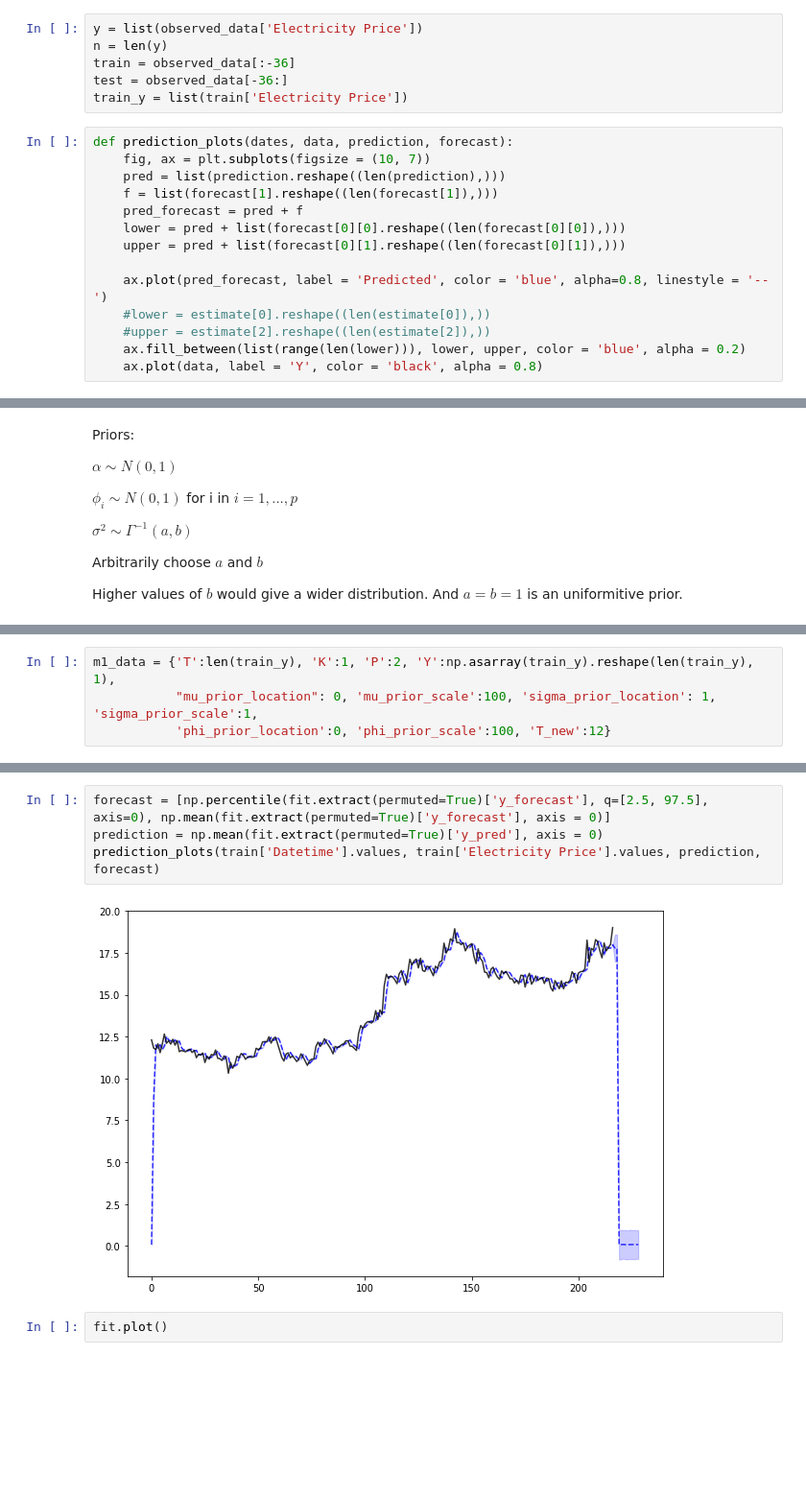
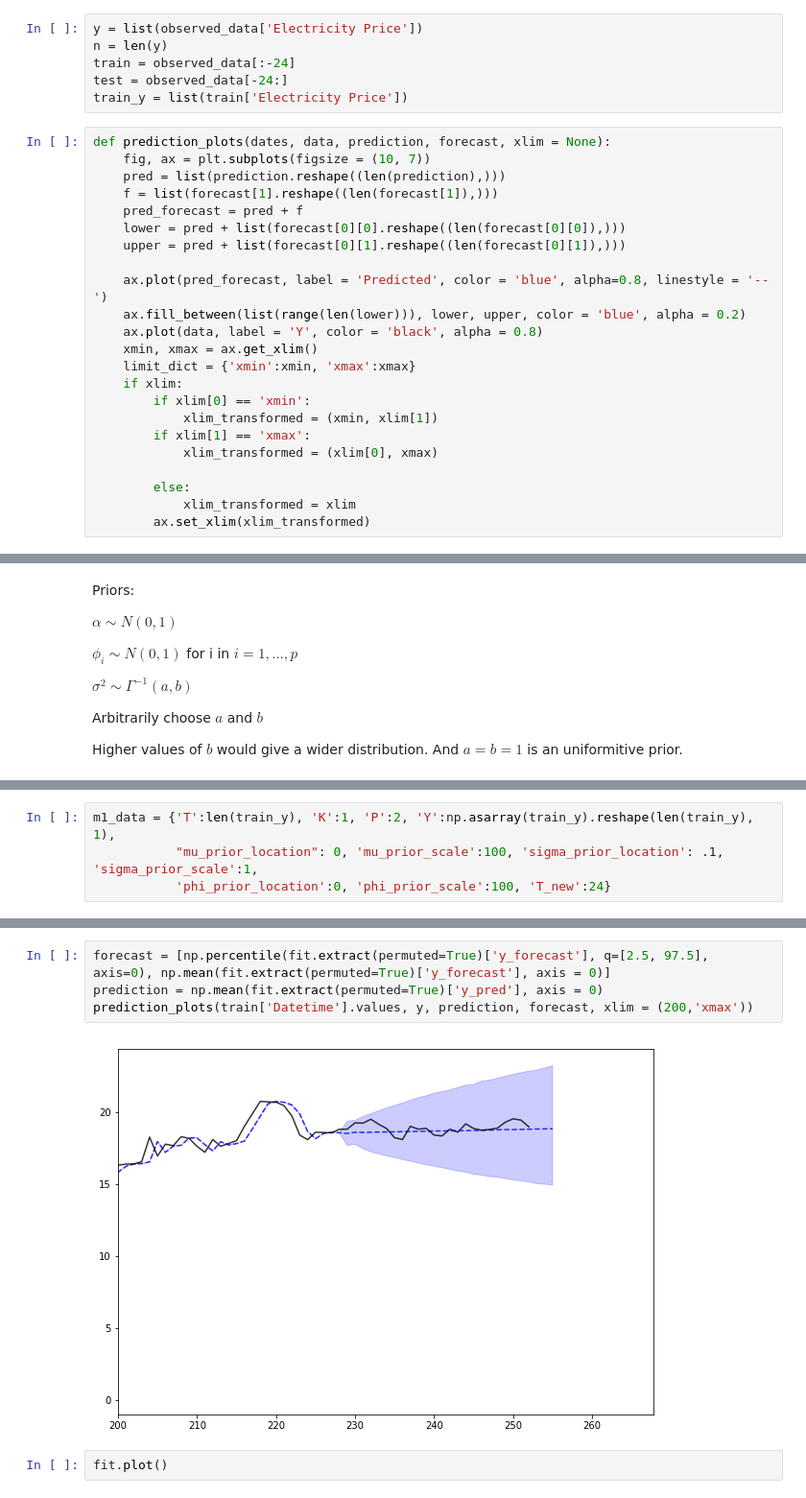
Before and after one commit to ahotaling/STAT_330_Project, a Jupyter notebook: Notebooks/Bayesian_Model_Exploration.ipynb, the cells around one changed output, grey strips where cells are left out. Shown at 96% size. Saved outputs shown, nothing was run; the diff lists cells and outputs as text; blank space fills up the shorter version.

Commit message:
Fixed forecasting for AR model

```diff
--- a/Notebooks/Bayesian_Model_Exploration.ipynb
+++ b/Notebooks/Bayesian_Model_Exploration.ipynb
@@ -126,11 +126,11 @@ Use 2015 - 2017 as the test
 # %%
 y = list(observed_data['Electricity Price'])
 n = len(y)
-train = observed_data[:-36]
-test = observed_data[-36:]
+train = observed_data[:-24]
+test = observed_data[-24:]
 train_y = list(train['Electricity Price'])
 # %%
-def prediction_plots(dates, data, prediction, forecast):
+def prediction_plots(dates, data, prediction, forecast, xlim = None):
     fig, ax = plt.subplots(figsize = (10, 7))
     pred = list(prediction.reshape((len(prediction),)))
     f = list(forecast[1].reshape((len(forecast[1]),)))
@@ -139,10 +139,19 @@ def prediction_plots(dates, data, prediction, forecast):
     upper = pred + list(forecast[0][1].reshape((len(forecast[0][1]),)))
 
     ax.plot(pred_forecast, label = 'Predicted', color = 'blue', alpha=0.8, linestyle = '--')
-    #lower = estimate[0].reshape((len(estimate[0]),))
-    #upper = estimate[2].reshape((len(estimate[2]),))
     ax.fill_between(list(range(len(lower))), lower, upper, color = 'blue', alpha = 0.2)
     ax.plot(data, label = 'Y', color = 'black', alpha = 0.8)
+    xmin, xmax = ax.get_xlim()
+    limit_dict = {'xmin':xmin, 'xmax':xmax}
+    if xlim:
+        if xlim[0] == 'xmin':
+            xlim_transformed = (xmin, xlim[1])
+        if xlim[1] == 'xmax':
+            xlim_transformed = (xlim[0], xmax)
+
+        else:
+            xlim_transformed = xlim
+        ax.set_xlim(xlim_transformed)
 # %% [markdown]
 Model 1:
 
@@ -272,8 +269,8 @@ generated quantities{
 """
 # %%
 m1_data = {'T':len(train_y), 'K':1, 'P':2, 'Y':np.asarray(train_y).reshape(len(train_y), 1),
-           "mu_prior_location": 0, 'mu_prior_scale':100, 'sigma_prior_location': 1, 'sigma_prior_scale':1,
-           'phi_prior_location':0, 'phi_prior_scale':100, 'T_new':12}
+           "mu_prior_location": 0, 'mu_prior_scale':100, 'sigma_prior_location': .1, 'sigma_prior_scale':1,
+           'phi_prior_location':0, 'phi_prior_scale':100, 'T_new':24}
 # %%
 fit = pystan.stan(model_code=m1_stan_code, data=m1_data, iter=2000, warmup = 100, chains=3)
 # %% [output]
@@ -301,9 +280,9 @@ convergence, Rhat=1).
 # %%
 forecast = [np.percentile(fit.extract(permuted=True)['y_forecast'], q=[2.5, 97.5], axis=0), np.mean(fit.extract(permuted=True)['y_forecast'], axis = 0)]
 prediction = np.mean(fit.extract(permuted=True)['y_pred'], axis = 0)
-prediction_plots(train['Datetime'].values, train['Electricity Price'].values, prediction, forecast)
+prediction_plots(train['Datetime'].values, y, prediction, forecast, xlim = (200,'xmax'))
 # %% [output]
-[figure, old version]
+[figure, new version]
 # %%
 fit.plot()
 # %% [output]
```
Also changed, not shown: parts of 5 cells of this notebook.
